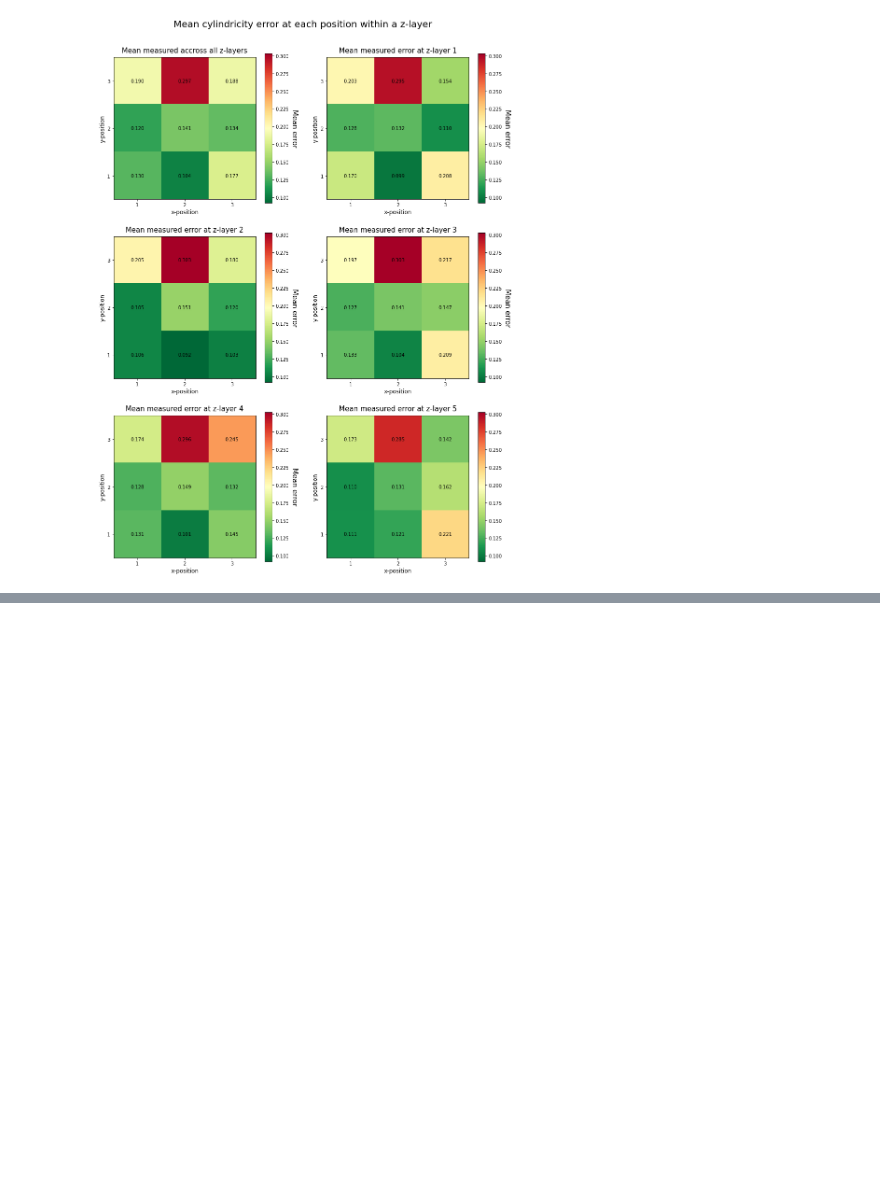
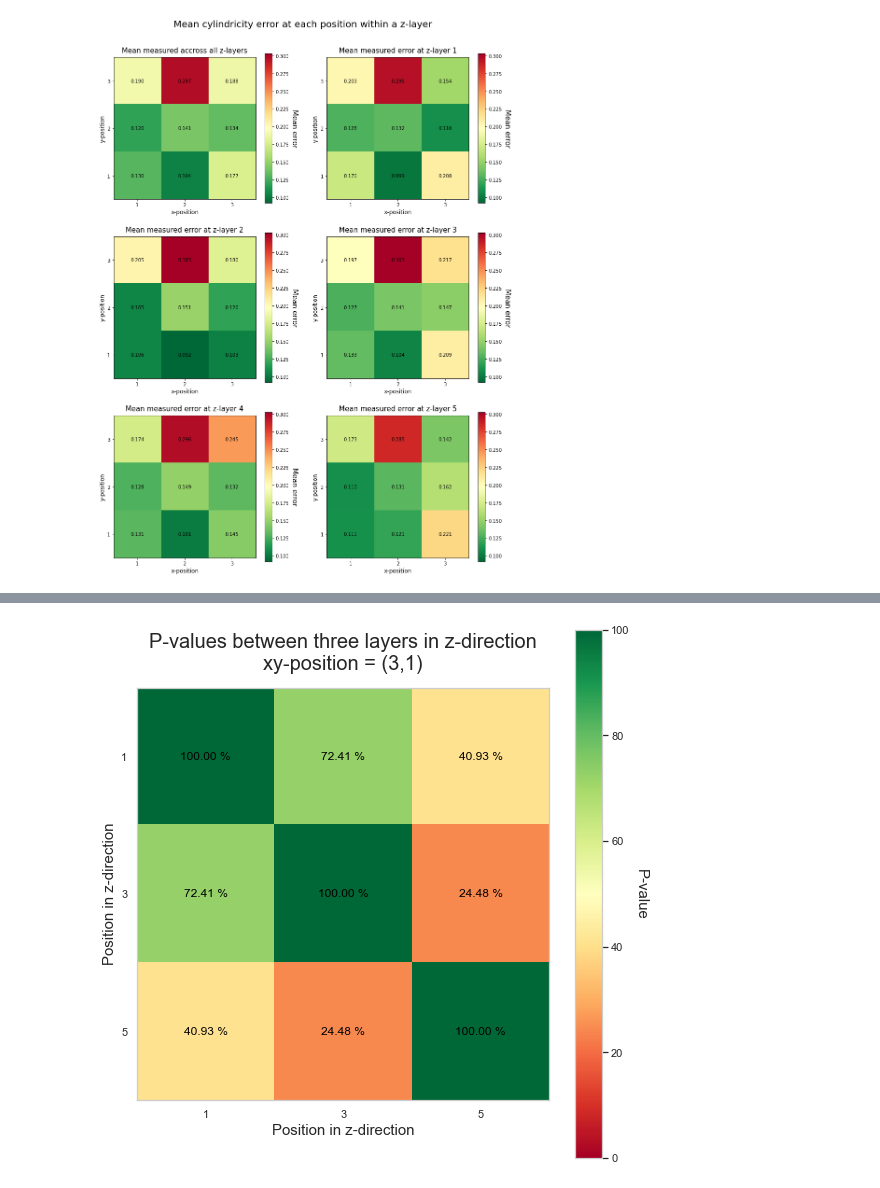
Before and after one commit to TheThorb/Leirmo_Exp1_Publication1, a Jupyter notebook: xy_variations.ipynb, the cells around one changed output, grey strips where cells are left out. Drawn from its saved outputs; the diff is of its cells as text; code cells hidden in the pictures; blank space fills up the shorter version.

```diff
--- a/xy_variations.ipynb
+++ b/xy_variations.ipynb
@@ -186,0 +267,73 @@ df_new.plot.scatter(x='z_pos', y='error')
+# %%
+"""
+Conduct T-test between all combinations of x-positions.
+
+Only consider the planes 2 and 5 of HX2 because they are vertical for all orientations.
+
+"""
+
+## Retrieve and format data
+# List of characteristics
+chars = ['Flatness_HX2_Plane2', 'Flatness_HX2_Plane5']
+
+# Retrieve the characteristics from the dictionary
+df = func.df_from_dict(chars, char_dict)
+
+# Concatenate dataframes
+df = pd.concat(df)
+
+# Isolate the position of the specimen
+df = df[(df['x_pos'] == 3) & (df['y_pos'] == 1) & (df['angle'] == -90)]
+
+# Extract columns of interest
+df = df[['error', 'z_pos']]
+
+# Conuct T-test and store P-values
+df_p_vals = func.get_p_vals(df)
+
+# Replace NA-values with ones and multiply show percent
+df_p_vals.fillna(1, inplace=True)
+df_p_vals = df_p_vals.applymap(lambda x: x*100)
+
+# Set labels for all ticks
+x_labels = df_p_vals.columns
+y_labels = df_p_vals.index
+
+# Set colormap-palette
+cmap = "RdYlGn"
+
+# Initialize figure
+fig, ax = plt.subplots(figsize=(8, 8))
+im = ax.imshow(df_p_vals, cmap=cmap, vmin=0, vmax=100)
+ax.grid(False)
+
+# Create colorbar
+cbar = ax.figure.colorbar(im, ax=ax)
+cbar.ax.set_ylabel("P-value", rotation=-90, va="bottom", fontsize=15)
+
+# Show all ticks
+ax.set_xticks(np.arange(len(x_labels)))
+ax.set_yticks(np.arange(len(y_labels)))
+
+# Label ticks according to table
+ax.set_xticklabels(x_labels)
+ax.set_yticklabels(y_labels)
+
+# Label the axes
+ax.set_xlabel('Position in z-direction', fontsize=15)
+ax.set_ylabel('Position in z-direction', fontsize=15)
+
+# Give title for plot
+ax.set_title('P-values between three layers in z-direction\n'+\
+            'xy-position = (3,1)', fontsize=20, pad=18)
+
+# Loop over data dimensions and create text annotations.
+for i in range(len(x_labels)):
+    for j in range(len(y_labels)):
+        ax.text(j, i, "{:.2f} %".format(df_p_vals.iloc[i,j]),
+               ha="center", va="center", color="black")
+
+fig.tight_layout()
+plt.show()
+# %% [output]
+[figure, added]
```
Also changed, not shown: parts of 7 cells of this notebook.
